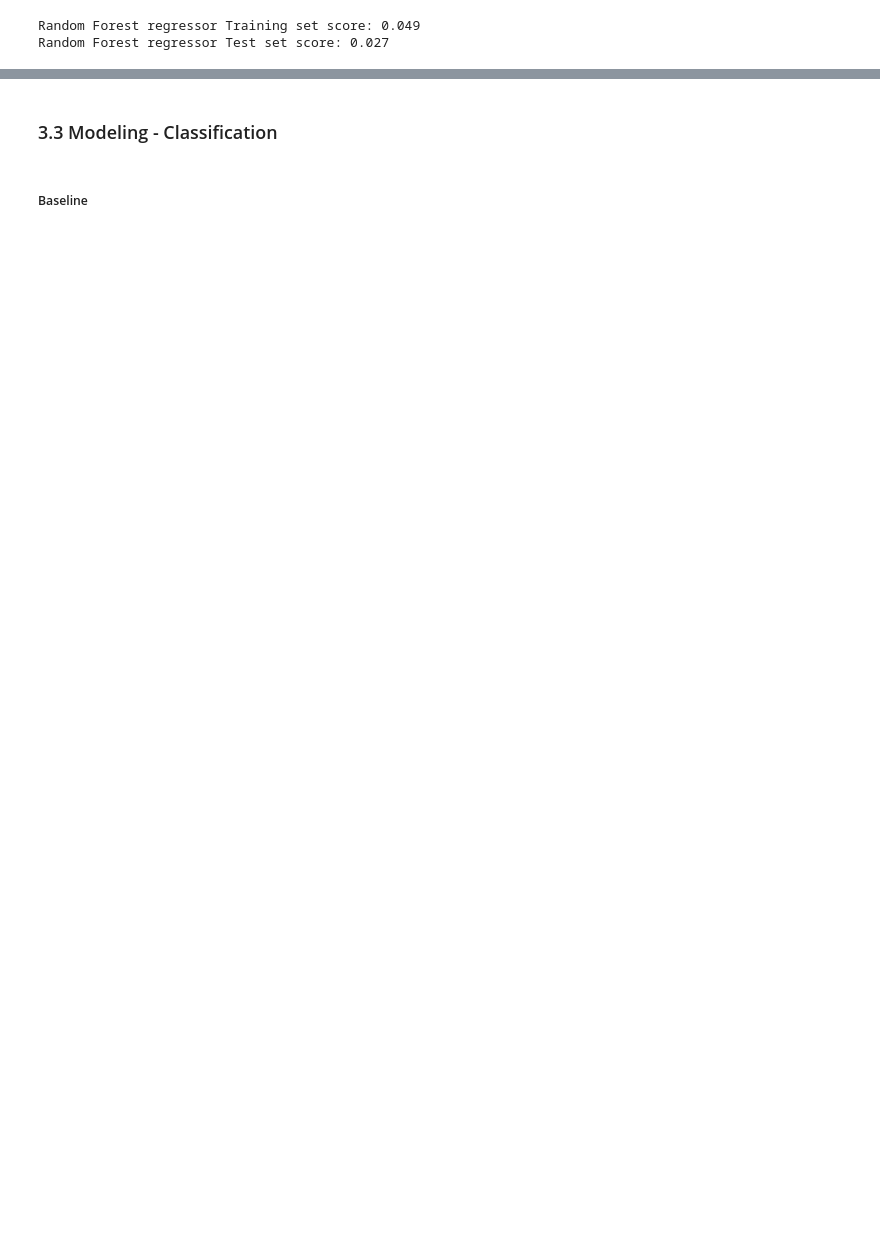
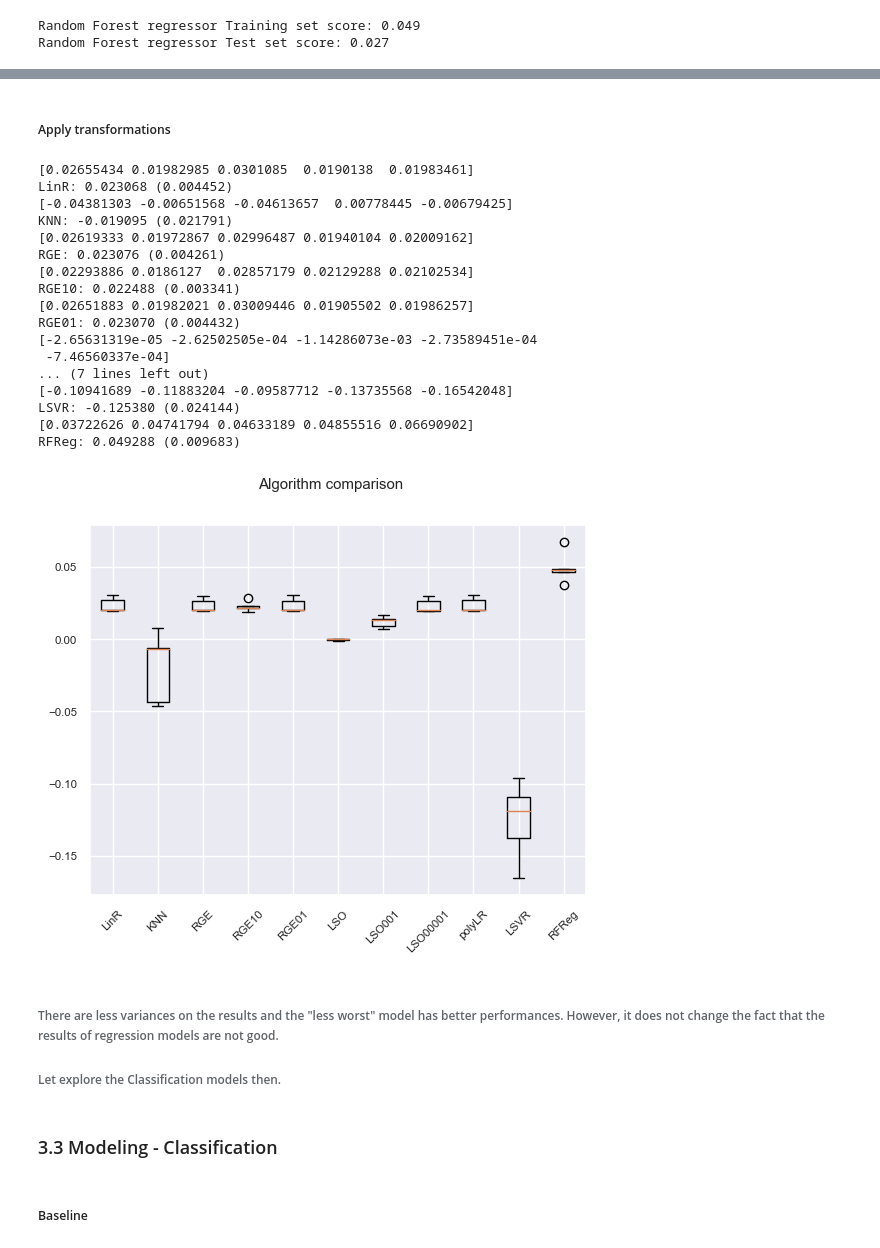
Before and after one commit to ma23dsti/PythonMLProj, a Jupyter notebook: PythonMLProj/Project1Code.ipynb, the cells around one changed output, grey strips where cells are left out. Saved outputs shown, nothing was run; the diff lists cells and outputs as text; code cells hidden in the pictures; blank space fills up the shorter version.

```diff
--- a/PythonMLProj/Project1Code.ipynb
+++ b/PythonMLProj/Project1Code.ipynb
@@ -1020,0 +1056,2 @@ Random Forest regressor Test set score: 0.027
+# %% [markdown]
+##### Apply transformations
@@ -1021,3 +1064,55 @@ Random Forest regressor Test set score: 0.027
+# %%
+#Model comparison by using a balanced and smaller number of bins for the target
+
+results = []
+names = []
+
+for name, model in models:
+    kfold = KFold(n_splits=5, shuffle=True, random_state=1)
+    if name=='polyLinreg':
+        cv_results = cross_val_score(
+        model, X_poly_train, yCont_train, cv=kfold, n_jobs=-1
+        )
+    else:
+        cv_results = cross_val_score(
+        model, X_train, yCont_train, cv=kfold,  n_jobs=-1
+        )
+    print(cv_results)
+    results.append(cv_results)
+    names.append(name)
+    msg = "%s: %f (%f)" % (name, cv_results.mean(), cv_results.std())
+    print(msg)
+
+# boxplot to compare
+fig = plt.figure()
+fig.suptitle("Algorithm comparison")
+ax = fig.add_subplot(111)
+plt.boxplot(results)
+ax.set_xticklabels(names, rotation=45)
+plt.show()
+# %% [output]
+[0.02655434 0.01982985 0.0301085  0.0190138  0.01983461]
+LinR: 0.023068 (0.004452)
+[-0.04381303 -0.00651568 -0.04613657  0.00778445 -0.00679425]
+KNN: -0.019095 (0.021791)
+[0.02619333 0.01972867 0.02996487 0.01940104 0.02009162]
+RGE: 0.023076 (0.004261)
+[0.02293886 0.0186127  0.02857179 0.02129288 0.02102534]
+RGE10: 0.022488 (0.003341)
+[0.02651883 0.01982021 0.03009446 0.01905502 0.01986257]
+RGE01: 0.023070 (0.004432)
+[-2.65631319e-05 -2.62502505e-04 -1.14286073e-03 -2.73589451e-04
+ -7.46560337e-04]
+... (7 lines left out)
+[-0.10941689 -0.11883204 -0.09587712 -0.13735568 -0.16542048]
+LSVR: -0.125380 (0.024144)
+[0.03722626 0.04741794 0.04633189 0.04855516 0.06690902]
+RFReg: 0.049288 (0.009683)
+[figure, added]
+# %% [markdown]
+###### There are less variances on the results and the "less worst" model has better performances. However, it  does not change the fact that the results of regression models are not good.
+
+###### Let explore the Classification models then.
 # %% [markdown]
 ### 3.3 Modeling - Classification
 # %% [markdown]
```
Also changed, not shown: parts of 24 cells of this notebook, 1 other file.
